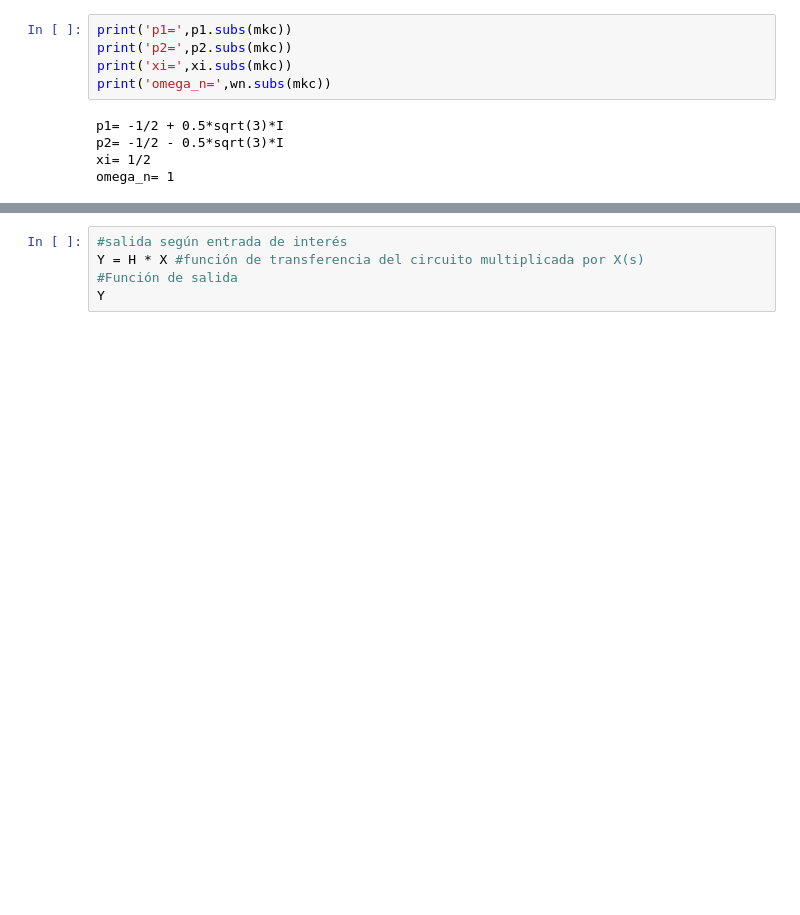
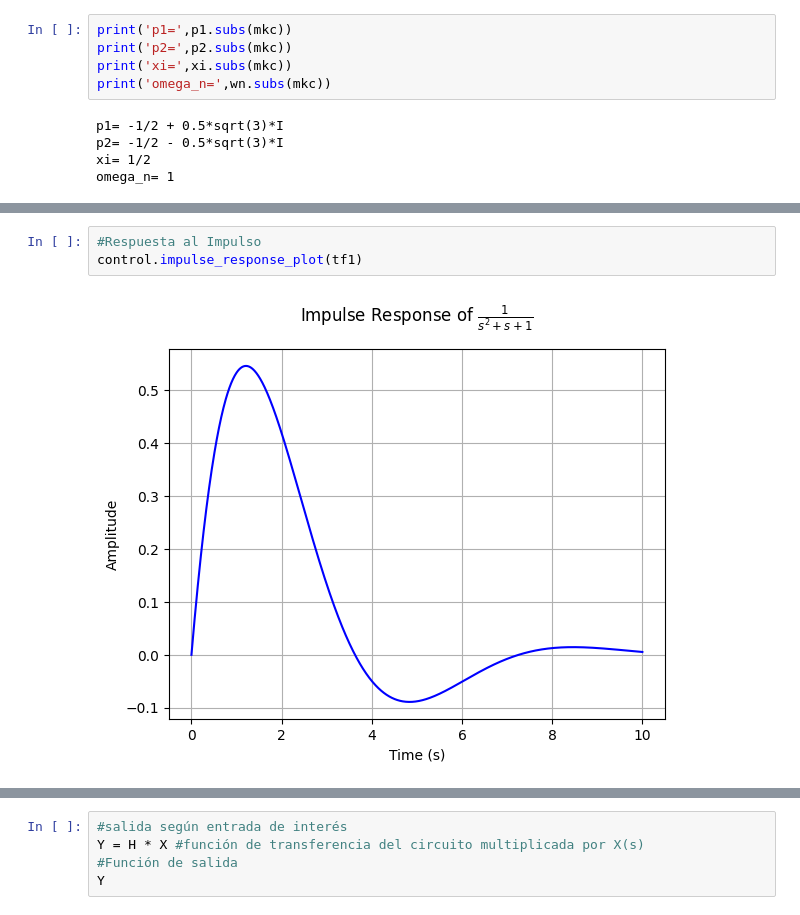
Before and after one commit to Camilob21/Ejercicios_En_Clase, a Jupyter notebook: Talleres/Taller_Laplace/Taller_de_Laplace.ipynb, the cells around one changed output, grey strips where cells are left out. Saved outputs shown, nothing was run; the diff lists cells and outputs as text; blank space fills up the shorter version.

```diff
--- a/Talleres/Taller_Laplace/Taller_de_Laplace.ipynb
+++ b/Talleres/Taller_Laplace/Taller_de_Laplace.ipynb
@@ -307,0 +315,5 @@ pole_zero_plot(tf1)
+# %%
+#Respuesta al Impulso
+control.impulse_response_plot(tf1)
+# %% [output]
+[figure, added]
```
Also changed, not shown: parts of 12 cells of this notebook.
